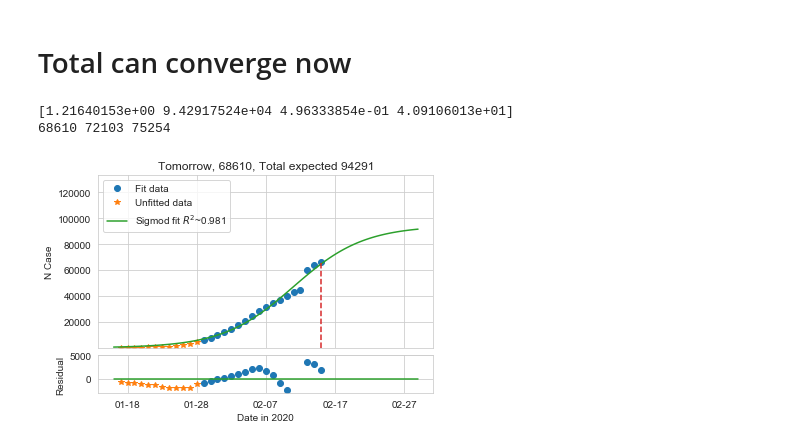
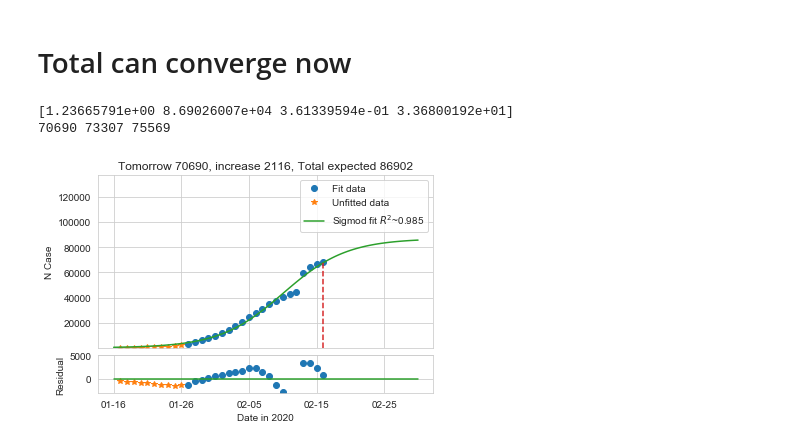
Before and after one commit to tongbaojia/vr_2020, a Jupyter notebook: Virus.ipynb, the cells around one changed output. Cells and saved outputs as stored; diff of their text form; code cells hidden in the pictures.

```diff
--- a/Virus.ipynb
+++ b/Virus.ipynb
@@ -37,10 +37,11 @@ c = [
     2034,
     15140, # without change 13332
     4040,
-    2644
+    2644,
+    2008
 ]
 # %%
-tmr_date = "2_15_2020"
+tmr_date = "2_16_2020"
 # %% [markdown]
 # Standard Imports
 # %%
@@ -162,13 +163,13 @@ def sigmoid(x, a, n, b, c):
 
 def prediction(my_func, name="sigmoid"):
     # initial guess for curve fit coefficients
-    starting_index = 12
+    starting_index = 10
     x_prev_data = np.arange(-starting_index + 1, 1)
     y_prev_data = np.array(total[:starting_index])
     xdata = np.arange(1, len(total[starting_index:])+1)
     ydata = np.array(total[starting_index:])
 
-    guess = [1.3, 80000, 2.2, 10]
+    guess = [1.3, 100000, 2.2, 10]
     popt, pcov = curve_fit(my_func, xdata, ydata, p0=guess, sigma=np.sqrt(xdata), bounds=([0, 5E4, 0, 0], [30, 2E6, 50, 50]))
     print(popt)
     R2 = r_squared(xdata, ydata, my_func, popt)
@@ -198,37 +199,37 @@ def prediction(my_func, name="sigmoid"):
     ax1.plot(x_prev_data, y_prev_data, '*', label='Unfitted data')
     ax1.plot(x, y, label=r'Sigmod fit $R^2$~{}'.format(round(R2, 3)))
     ax1.plot([len(total) - starting_index, len(total) - starting_index], [0, ydata[-1]], '--')
-    ax1.set_title("Tomorrow, {}, Total expected {}".format(pred, total_expected))
+    ax1.set_title("Tomorrow {}, increase {}, Total expected {}".format(pred, pred - total[-1], total_expected))
     ax1.set_ylim(1, total[-1] * 2)
     ax1.legend(loc='best')
     # ax1.set_xticks([])
     # ax1.set_xlabel('Date')
     ax1.set_ylabel('N Case')
 
     residuals = ydata - my_func(xdata, *popt)
     prev_residuals = y_prev_data - my_func(x_prev_data, *popt)
     ax2.plot(xdata, residuals, 'o', label='residuals')
     ax2.plot(x_prev_data, prev_residuals, '*', label='prev residuals')
     ax2.plot(x, np.zeros(len(x)))
-    ax2.set_ylim(min(prev_residuals) * 1.5, 5000)
+    ax2.set_ylim(min(prev_residuals) * 2, 5000)
     ax2.set_xlabel('Date in 2020')
     ax2.set_ylabel('Residual')
     x_ticks = ax2.get_xticks()
     # print(x_ticks)
     current_day = len(total) - starting_index
     # correct time difference
     current_date = date.today() + timedelta(days=1)
     date_ticks = []
     for x_tick in x_ticks:
         date_ticks.append(current_date + timedelta(days=x_tick - current_day))
     date_ticks = [i.strftime('%m-%d') for i in date_ticks]
     # print(date_ticks)
     ax2.set_xticklabels(date_ticks)
     plt.savefig('Plots/{}_{}.png'.format(tmr_date, name), dpi=300)
     plt.show()
 
 prediction(sigmoid, "sigmoid")
 # %% [output]
-[1.21640153e+00 9.42917524e+04 4.96333854e-01 4.09106013e+01]
-68610 72103 75254
+[1.23665791e+00 8.69026007e+04 3.61339594e-01 3.36800192e+01]
+70690 73307 75569
-[figure, old version]
+[figure, new version]
```
Also changed, not shown: parts of 2 cells of this notebook, 3 other files.
